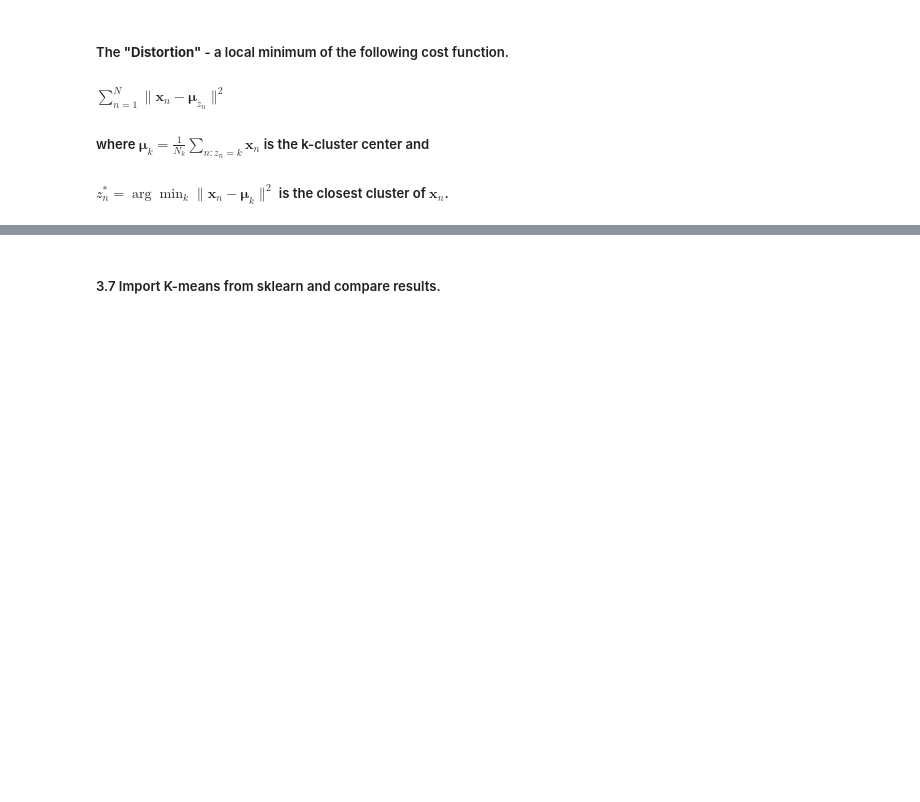
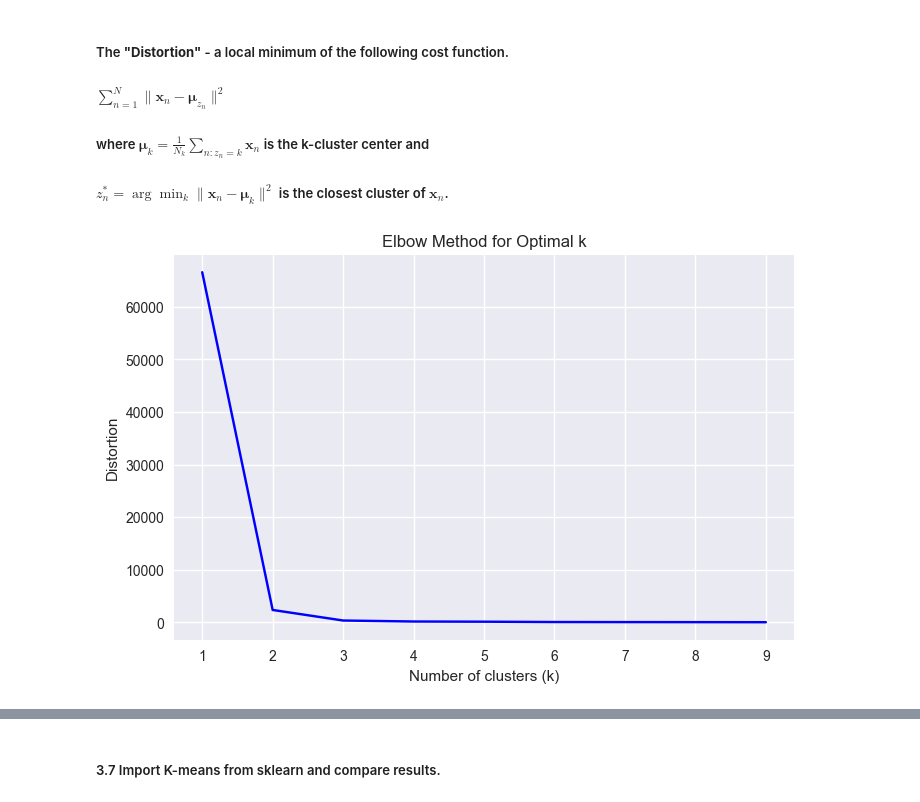
Before and after one commit to TimurOsmanov/s21, a Jupyter notebook: ML/ML7_Clustering_algorithms/src/ML7.ipynb, the cells around one changed output, grey strips where cells are left out. Cells and saved outputs as stored; diff of their text form; code cells hidden in the pictures; blank space fills up the shorter version.

```diff
--- a/ML/ML7_Clustering_algorithms/src/ML7.ipynb
+++ b/ML/ML7_Clustering_algorithms/src/ML7.ipynb
@@ -165,3 +262,23 @@ def distortion_score(
+# %%
+def elbow_method(X: pd.DataFrame):
+
+    K_range, distortions = range(1, 10), []
+
+    for k in K_range:
+        kmeans = KMeans(n_clusters=k, random_state=42).fit(X)
+        distortions.append(kmeans.inertia_)
+
+    plt.figure(figsize=(8, 5))
+    plt.plot(K_range, distortions, 'bx-')
+    plt.xlabel('Number of clusters (k)')
+    plt.ylabel('Distortion')
+    plt.title('Elbow Method for Optimal k')
+    plt.grid(True)
+    plt.show()
+
+elbow_method(X=train_df[['latitude', 'longitude']])
+# %% [output]
+[figure, added]
 # %% [markdown]
 ##### The **"Silhouette" coefficient** is computed using the average intra-cluster distance (a) and the average distance to the nearest cluster (b) for each instance i. <br> We define the silhouette coefficient of an instance i as $` \text{sc}(i) = (b_i - a_i) / \max(a_i, b_i) `$. <br>*Source: [Hidden Markov models for malware classification](https://www.researchgate.net/publication/272017073_Hidden_Markov_models_for_malware_classification)*
 
```
Also changed, not shown: parts of 24 cells of this notebook.
